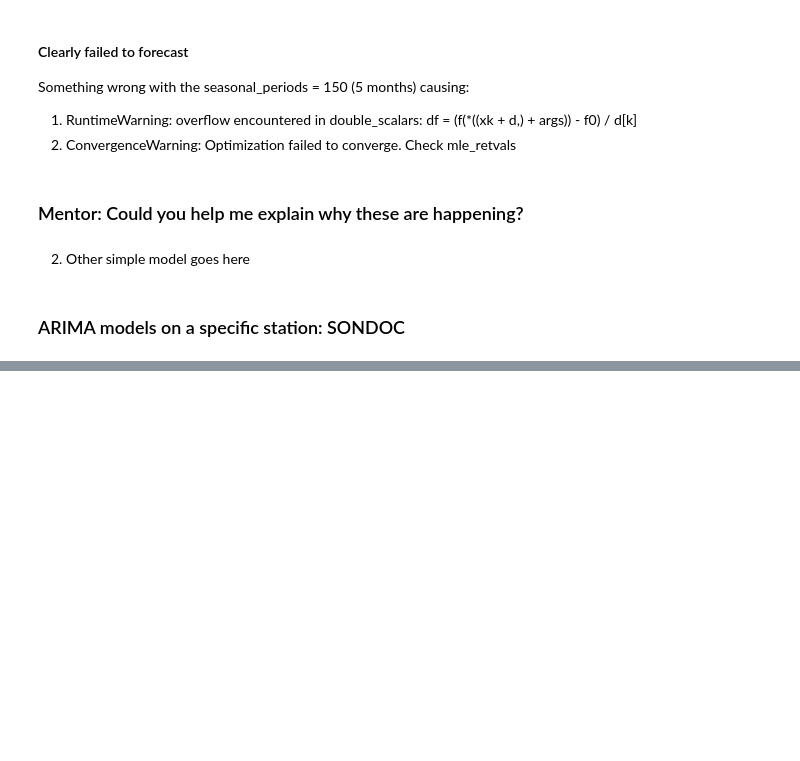
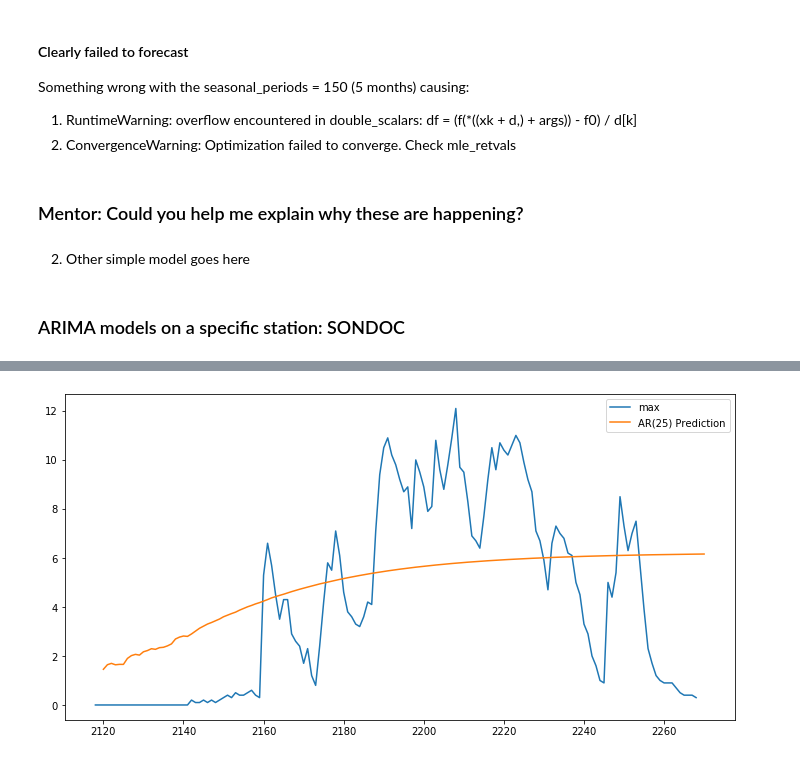
Before and after one commit to elbertsoftware/SpringboardAIC, a Jupyter notebook: salinization/dev/07. arima-modeling/ben-tre-arima.ipynb, the cells around one changed output, grey strips where cells are left out. Cells and saved outputs as stored; diff of their text form; code cells hidden in the pictures; blank space fills up the shorter version.

```diff
--- a/salinization/dev/07. arima-modeling/ben-tre-arima.ipynb
+++ b/salinization/dev/07. arima-modeling/ben-tre-arima.ipynb
@@ -364,0 +372,12 @@ Something wrong with the seasonal_periods = 150 (5 months) causing:
+# %%
+train_data = train_df.loc[train_df['code'] == station_code, value_field]
+test_data = test_df.loc[test_df['code'] == station_code, value_field]
+# %%
+model = AR(train_data)
+
+ARfit = model.fit(method='mle', ic='t-stat')
+
+lags = ARfit.k_ar
+
+print(f'Lag: {lags}')
+print(f'Coefficients:\n{ARfit.params}')
@@ -364,0 +402,7 @@ Something wrong with the seasonal_periods = 150 (5 months) causing:
+# %%
+ARprediction = ARfit.predict(start=len(train_data), end=len(train_data) + len(test_data) - 1).rename(f'AR({lags}) Prediction')
+# %%
+test_temp_df[value_field].plot(legend=True)
+ARprediction.plot(legend=True,figsize=(12,6));
+# %% [output]
+[figure, added]
```
Also changed, not shown: parts of 4 cells of this notebook.
